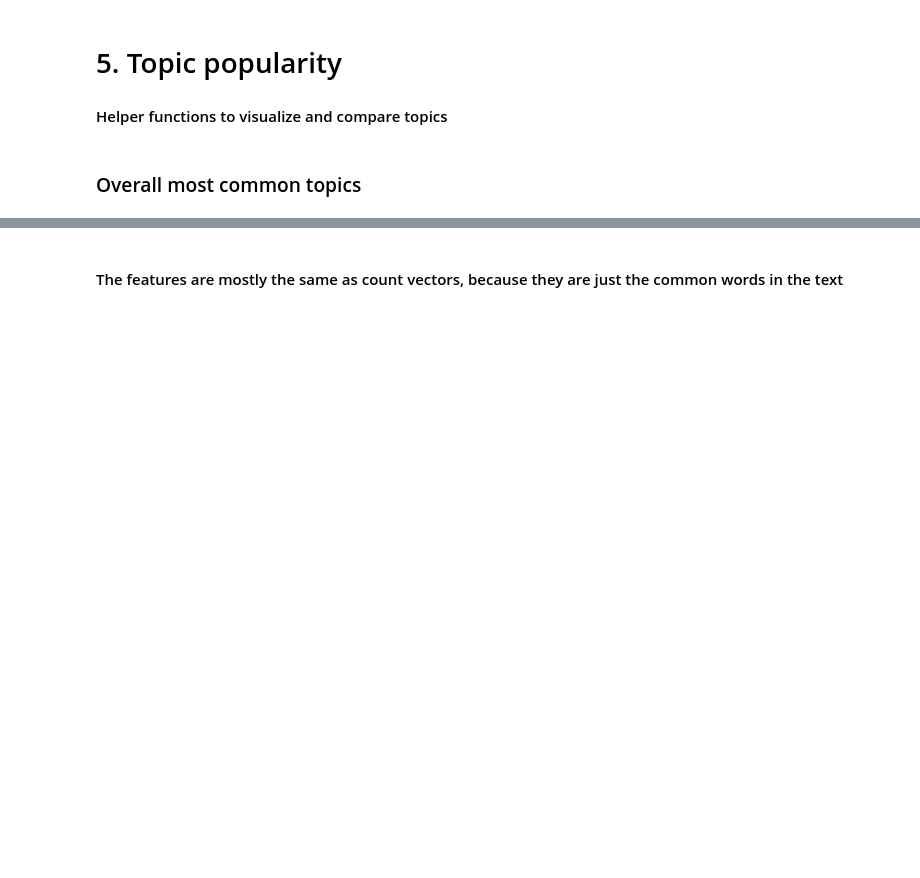
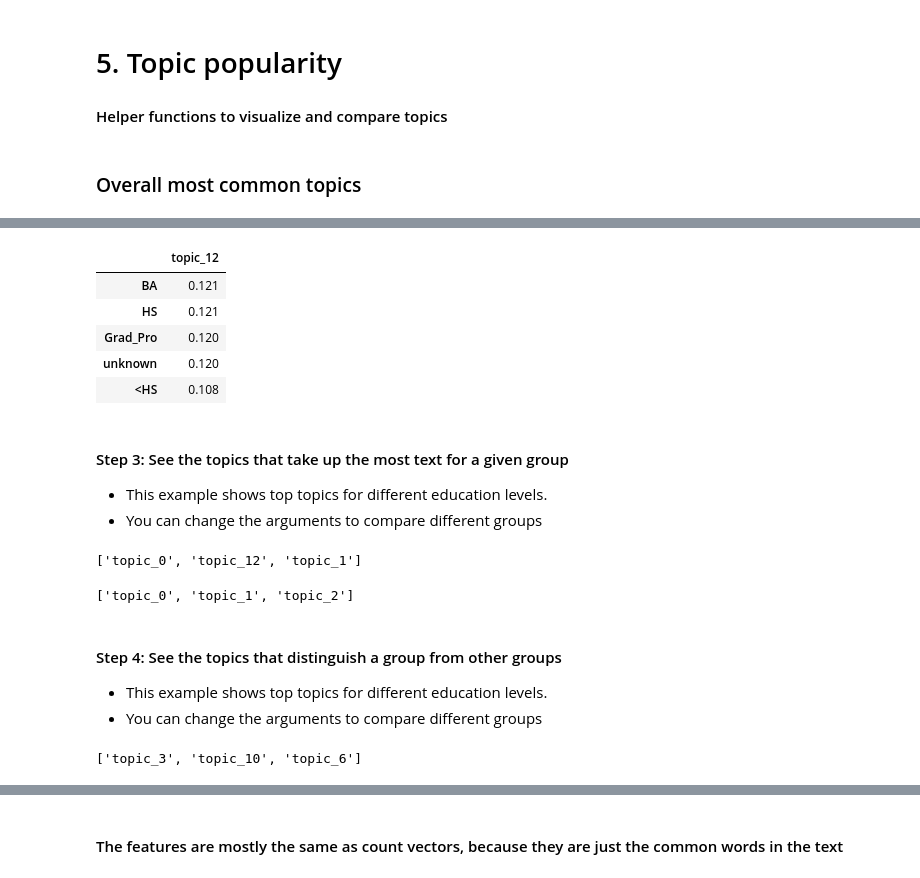
Before and after one commit to UM-CSS/CSSLabs-NLP, a Jupyter notebook: 3_Topic_modeling.ipynb, the cells around one changed output, grey strips where cells are left out. Drawn from its saved outputs; the diff is of its cells as text; code cells hidden in the pictures; blank space fills up the shorter version.

```diff
--- a/3_Topic_modeling.ipynb
+++ b/3_Topic_modeling.ipynb
@@ -378,3 +454,43 @@ def common_topics_bars(topics):
+# %%
+def common_topics_bars(topics):
+    popularity = pd.DataFrame(topics).mean()
+    popularity = popularity.rename_axis('Topic')
+    popularity = popularity.sort_values(ascending=False)
+    popularity.plot.bar(title='Topic popularity')
+    return
+
+def rank_groups(data, trait, topic):
+    groups = data[trait].value_counts().index.values
+    result = {}
+
+    for g in groups:
+        result[g] = data[data[trait] == g][topic].mean()
+
+    r = pd.DataFrame.from_dict(result, orient='index')
+    r.columns = [topic]
+    r = r.sort_values(by=topic, ascending=False)
+
+    return r.round(3)
+
+def top_topics(data, trait, value, n_top_topics=3, distinctive=False):
+    topics = [col for col in data if col.startswith('topic_')]
+    vals = {}
+    means = {}
+    if distinctive:
+        for t in topics:
+            means[t] = data[t].mean()
+    else:
+        for t in topics:
+            means[t] = 1
+
+    data = data[data[trait] == value]
+
+    for t in topics:
+        vals[t] = data[t].mean() / means[t]
+    vals = pd.DataFrame.from_dict(vals, orient='index')
+    vals = vals.sort_values(by=0, ascending=False).head(n_top_topics)
+
+    return list(vals.index.values)
 # %% [markdown]
 ### Overall most common topics
 # %%
@@ -399,0 +539,31 @@ display_topics(lda_topics, feature_names=tf_feature_names)
+# %%
+rank_groups(together, trait='edu', topic='topic_12')
+# %% [output]
+|  | topic_12 |
+| BA | 0.121 |
+| HS | 0.121 |
+| Grad_Pro | 0.120 |
+| unknown | 0.120 |
+| <HS | 0.108 |
+# %% [markdown]
+#### Step 3: See the topics that take up the most text for a given group
+- This example shows top topics for different education levels.
+- You can change the arguments to compare different groups
+# %%
+#show most popular topics for High School graduates
+top_topics(data=together, trait='edu', value='HS', n_top_topics=3)
+# %% [output]
+['topic_0', 'topic_12', 'topic_1']
+# %%
+#show most popular topics for High School graduates
+top_topics(data=together, trait='edu', value='Grad_pro', n_top_topics=3)
+# %% [output]
+['topic_0', 'topic_1', 'topic_2']
+# %% [markdown]
+#### Step 4: See the topics that distinguish a group from other groups
+- This example shows top topics for different education levels.
+- You can change the arguments to compare different groups
+# %%
+top_topics(data=together, trait='edu', value='HS', n_top_topics=3, distinctive=True)
+# %% [output]
+['topic_3', 'topic_10', 'topic_6']
```
Also changed, not shown: parts of 66 cells of this notebook.
